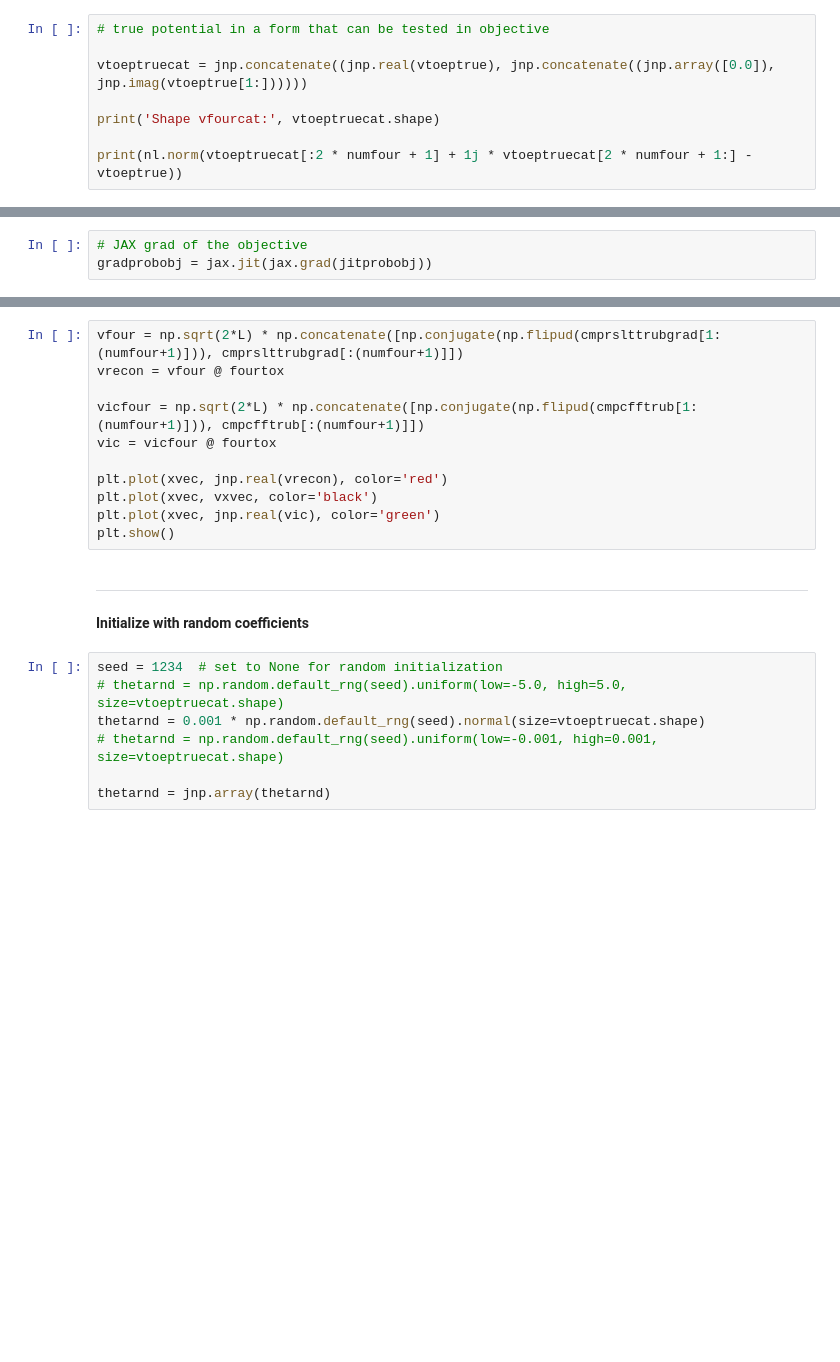
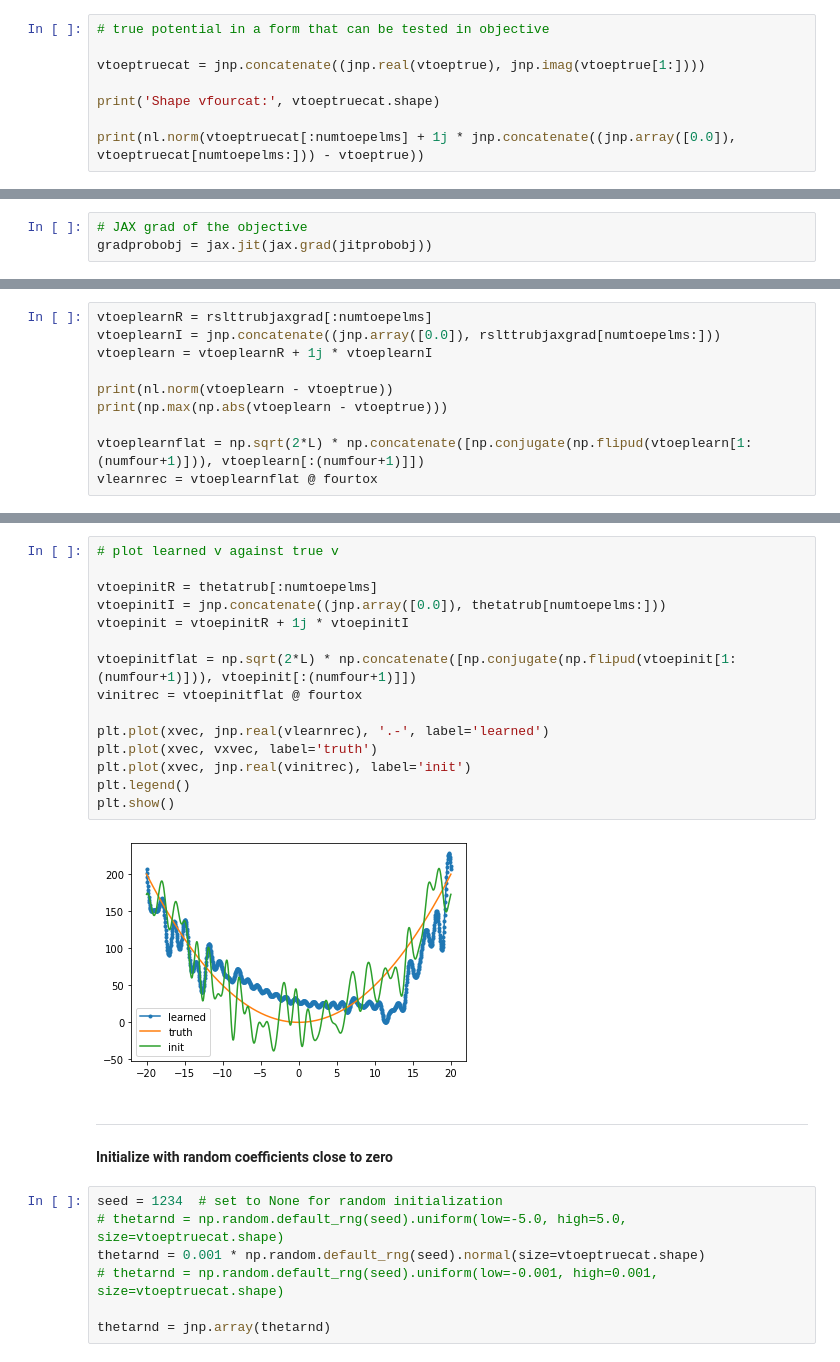
Before and after one commit to kbcollins/tdse, a Jupyter notebook: tdse-prob-density/tdse-prob-density-kbc.ipynb, the cells around one changed output, grey strips where cells are left out. Drawn from its saved outputs; the diff is of its cells as text; blank space fills up the shorter version.

```diff
--- a/tdse-prob-density/tdse-prob-density-kbc.ipynb
+++ b/tdse-prob-density/tdse-prob-density-kbc.ipynb
@@ -554,9 +532,9 @@ def probobj(theta, verbose=False):
 # %%
 # true potential in a form that can be tested in objective
 
-vtoeptruecat = jnp.concatenate((jnp.real(vtoeptrue), jnp.concatenate((jnp.array([0.0]), jnp.imag(vtoeptrue[1:])))))
+vtoeptruecat = jnp.concatenate((jnp.real(vtoeptrue), jnp.imag(vtoeptrue[1:])))
 
 print('Shape vfourcat:', vtoeptruecat.shape)
 
-print(nl.norm(vtoeptruecat[:2 * numfour + 1] + 1j * vtoeptruecat[2 * numfour + 1:] - vtoeptrue))
+print(nl.norm(vtoeptruecat[:numtoepelms] + 1j * jnp.concatenate((jnp.array([0.0]), vtoeptruecat[numtoepelms:])) - vtoeptrue))
 # %% [output]
@@ -630,0 +614,10 @@ print(np.max(np.abs(fourvtoeplearn - vtoeptrue)))
+# %%
+vtoeplearnR = rslttrubjaxgrad[:numtoepelms]
+vtoeplearnI = jnp.concatenate((jnp.array([0.0]), rslttrubjaxgrad[numtoepelms:]))
+vtoeplearn = vtoeplearnR + 1j * vtoeplearnI
+
+print(nl.norm(vtoeplearn - vtoeptrue))
+print(np.max(np.abs(vtoeplearn - vtoeptrue)))
+
+vtoeplearnflat = np.sqrt(2*L) * np.concatenate([np.conjugate(np.flipud(vtoeplearn[1:(numfour+1)])), vtoeplearn[:(numfour+1)]])
+vlearnrec = vtoeplearnflat @ fourtox
@@ -654,17 +652,23 @@ plt.show()
 # %%
-vfour = np.sqrt(2*L) * np.concatenate([np.conjugate(np.flipud(cmprslttrubgrad[1:(numfour+1)])), cmprslttrubgrad[:(numfour+1)]])
-vrecon = vfour @ fourtox
+# plot learned v against true v
 
-vicfour = np.sqrt(2*L) * np.concatenate([np.conjugate(np.flipud(cmpcfftrub[1:(numfour+1)])), cmpcfftrub[:(numfour+1)]])
-vic = vicfour @ fourtox
+vtoepinitR = thetatrub[:numtoepelms]
+vtoepinitI = jnp.concatenate((jnp.array([0.0]), thetatrub[numtoepelms:]))
+vtoepinit = vtoepinitR + 1j * vtoepinitI
 
-plt.plot(xvec, jnp.real(vrecon), color='red')
-plt.plot(xvec, vxvec, color='black')
-plt.plot(xvec, jnp.real(vic), color='green')
+vtoepinitflat = np.sqrt(2*L) * np.concatenate([np.conjugate(np.flipud(vtoepinit[1:(numfour+1)])), vtoepinit[:(numfour+1)]])
+vinitrec = vtoepinitflat @ fourtox
+
+plt.plot(xvec, jnp.real(vlearnrec), '.-', label='learned')
+plt.plot(xvec, vxvec, label='truth')
+plt.plot(xvec, jnp.real(vinitrec), label='init')
+plt.legend()
 plt.show()
+# %% [output]
+[figure, added]
 # %% [markdown]
 ---
-**Initialize with random coefficients**
+**Initialize with random coefficients close to zero**
 # %%
 seed = 1234  # set to None for random initialization
 # thetarnd = np.random.default_rng(seed).uniform(low=-5.0, high=5.0, size=vtoeptruecat.shape)
```
Also changed, not shown: parts of 36 cells of this notebook, 1 other file.
